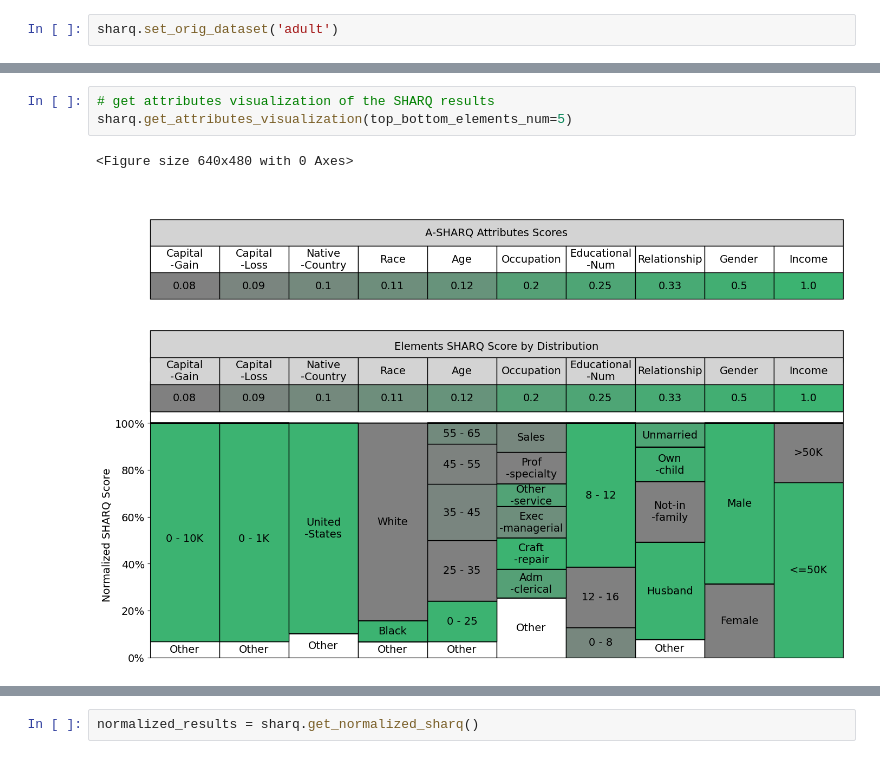
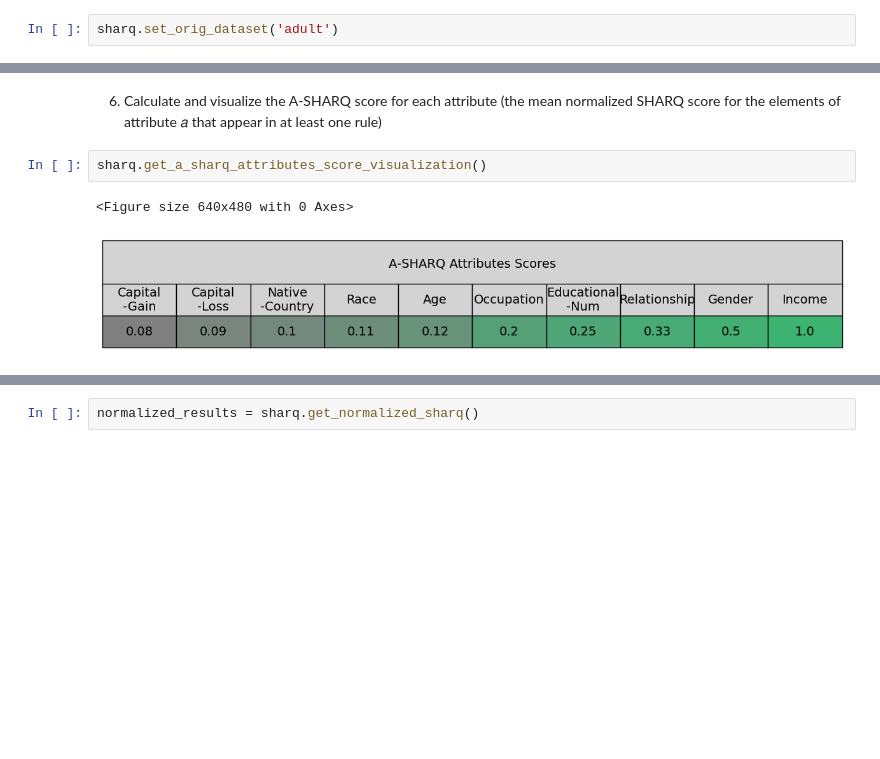
Before and after one commit to hadarib123/SHARQ-demo, a Jupyter notebook: example_notebook_demo_adult.ipynb, the cells around one changed output, grey strips where cells are left out. Saved outputs shown, nothing was run; the diff lists cells and outputs as text; blank space fills up the shorter version.

```diff
--- a/example_notebook_demo_adult.ipynb
+++ b/example_notebook_demo_adult.ipynb
@@ -46,7 +52,9 @@ sharq.get_elements_table_bar_visualization(top_bottom_elements_num=5, frequency_
 <Figure size 640x480 with 0 Axes>
-# %%
-# get attributes visualization of the SHARQ results
-sharq.get_attributes_visualization(top_bottom_elements_num=5)
-# %% [output]
-<Figure size 640x480 with 0 Axes>
-[figure, removed]
+# %% [markdown]
+6. Calculate and visualize the A-SHARQ score for each attribute (the mean normalized SHARQ
+score for the elements of attribute 𝑎 that appear in at least one rule)
+# %%
+sharq.get_a_sharq_attributes_score_visualization()
+# %% [output]
+<Figure size 640x480 with 0 Axes>
+[figure, added]
```
Also changed, not shown: parts of 24 cells of this notebook.
